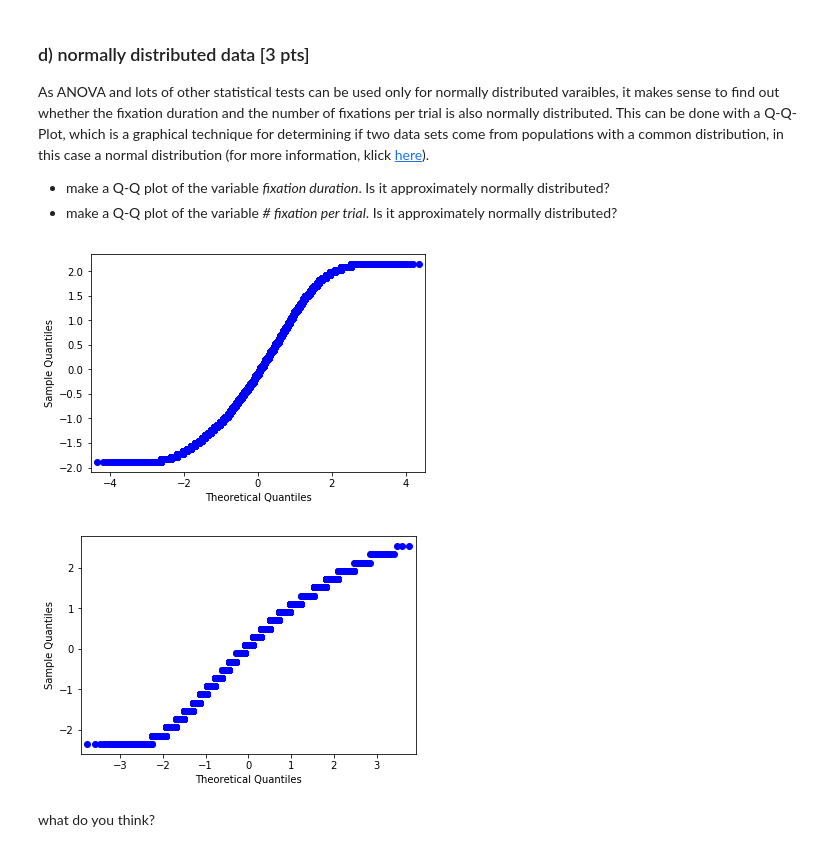
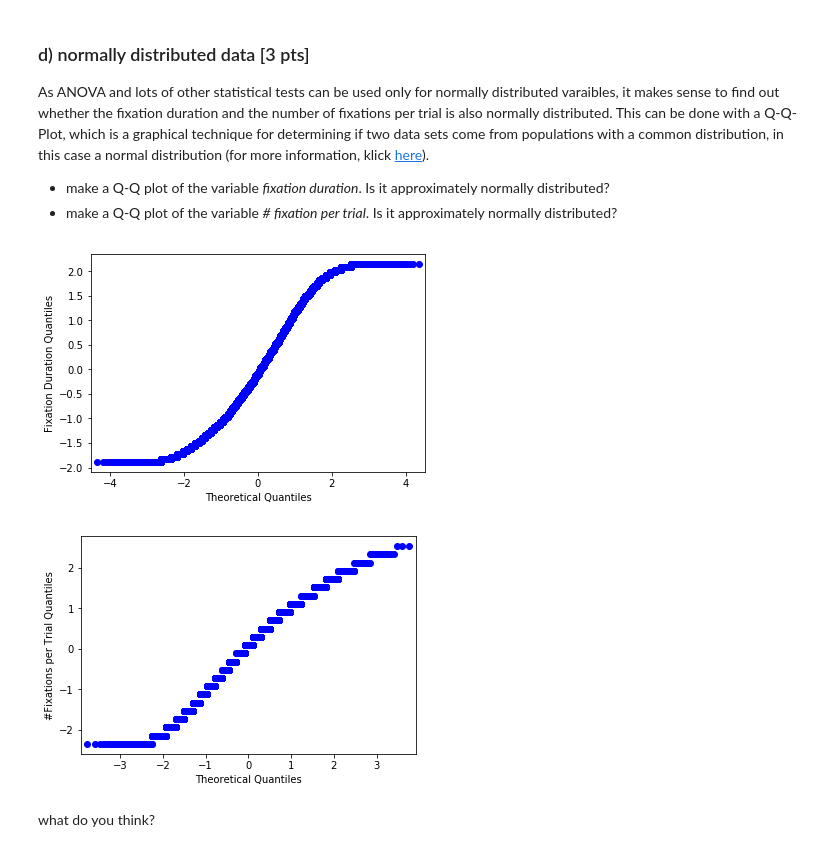
Before and after one commit to NBP-ACC/week-7-acc10, a Jupyter notebook: Sheet05.ipynb, the cells around one changed output. Cells and saved outputs as stored; diff of their text form; code cells hidden in the pictures.

```diff
--- a/Sheet05.ipynb
+++ b/Sheet05.ipynb
@@ -209,15 +207,17 @@ As ANOVA and lots of other statistical tests can be used only for normally distr
 - make a Q-Q plot of the variable *# fixation per trial*. Is it approximately normally distributed?
 # %%
 # Q-Q plot for the variable fixation duration - does not seem normally distributed
-fig = sm.qqplot(df['duration'], fit=True)
+fig = sm.qqplot(df['duration'], ylabel='Fixation Duration Quantiles', fit=True)
+
 # Q-Q plot for the variable #fixation per trial - does not seem normally distributed
-fig2 = sm.qqplot(fixations_trial, fit=True)
+fig2 = sm.qqplot(fixations_trial, ylabel='#Fixations per Trial Quantiles', fit=True)
+
 
 # show the two figures
 plt.show()
 # %% [output]
-[figure, old version]
+[figure, new version]
-[figure, old version]
+[figure, new version]
 # %% [markdown]
 what do you think?
 # %% [markdown]
```
Also changed, not shown: parts of 14 cells of this notebook.
